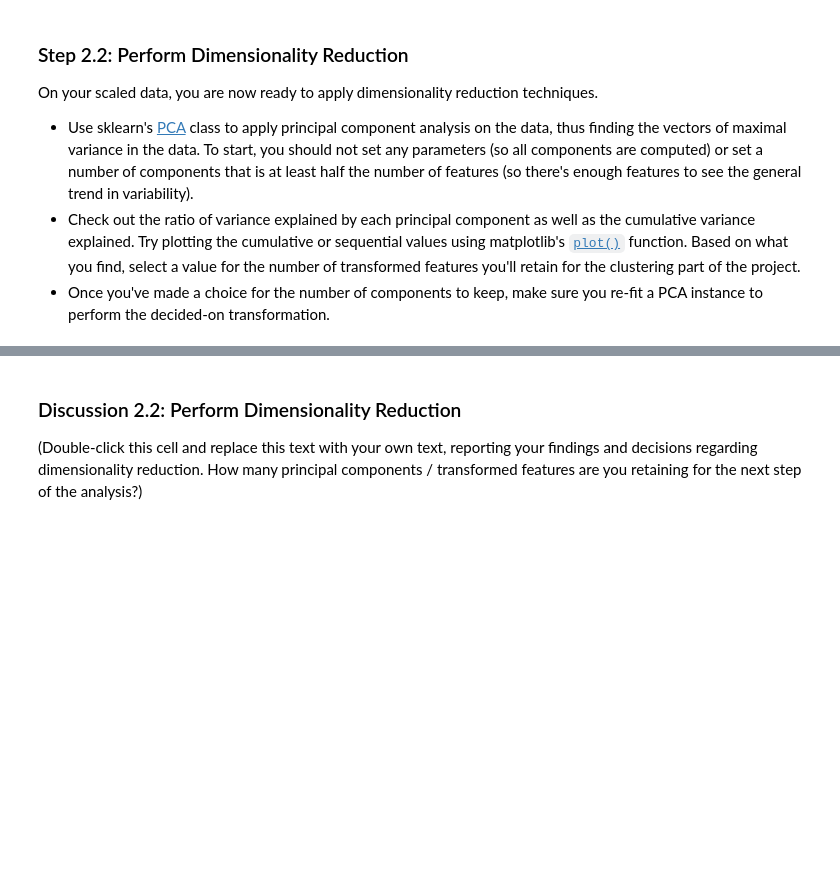
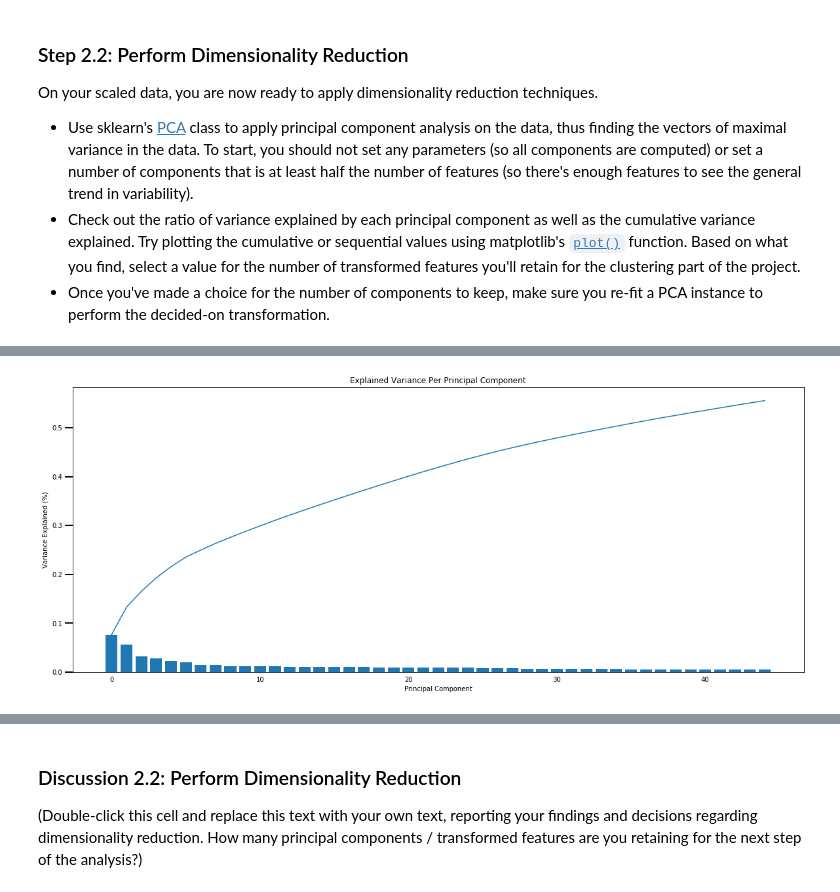
Before and after one commit to marooned20/identify-customer-segments, a Jupyter notebook: Identify_Customer_Segments.ipynb, the cells around one changed output, grey strips where cells are left out. Saved outputs shown, nothing was run; the diff lists cells and outputs as text; code cells hidden in the pictures; blank space fills up the shorter version.

```diff
--- a/Identify_Customer_Segments.ipynb
+++ b/Identify_Customer_Segments.ipynb
@@ -736,0 +746,4 @@ for comp in range(20, df_scale.shape[1]):
+# %%
+scree_plot(pca)
+# %% [output]
+[figure, added]
```
Also changed, not shown: parts of 23 cells of this notebook, 2 other files.
